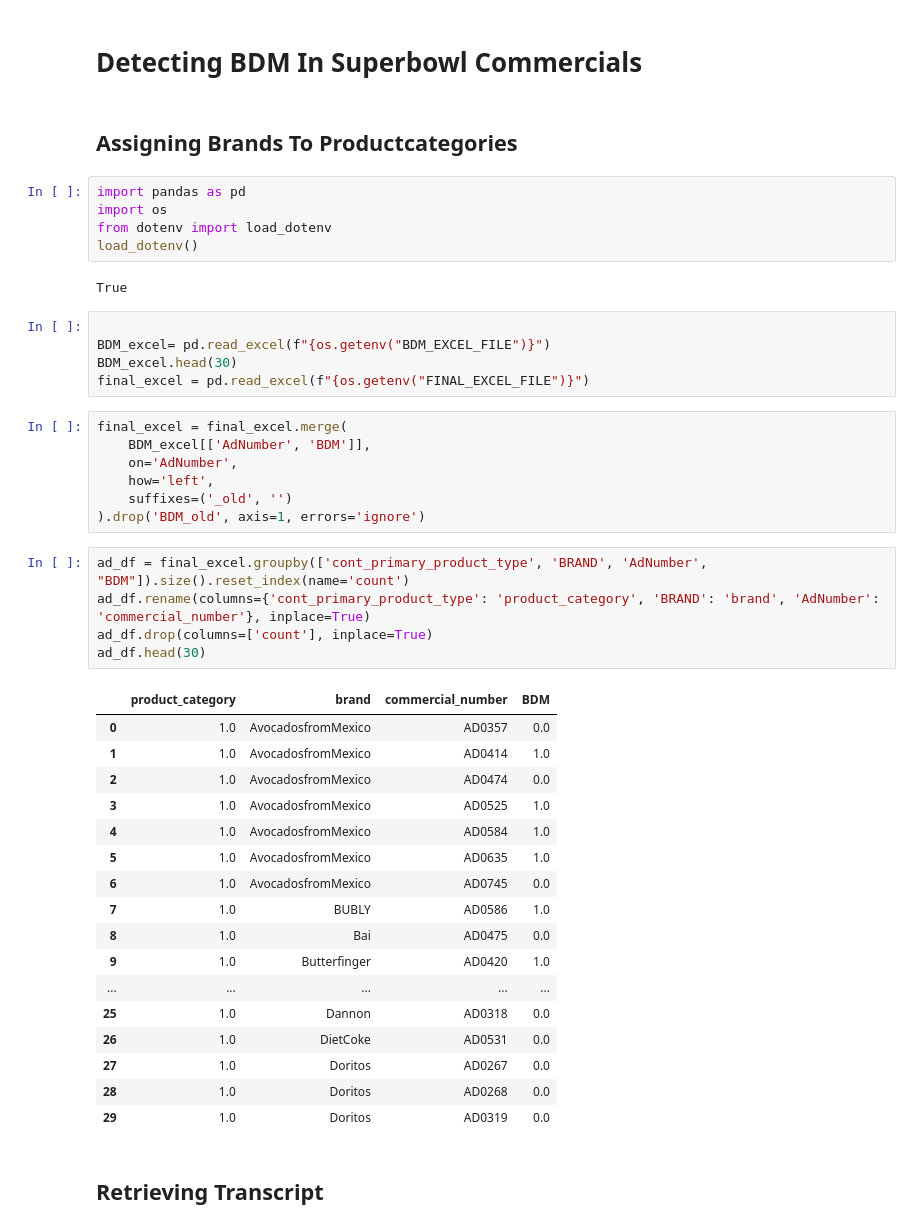
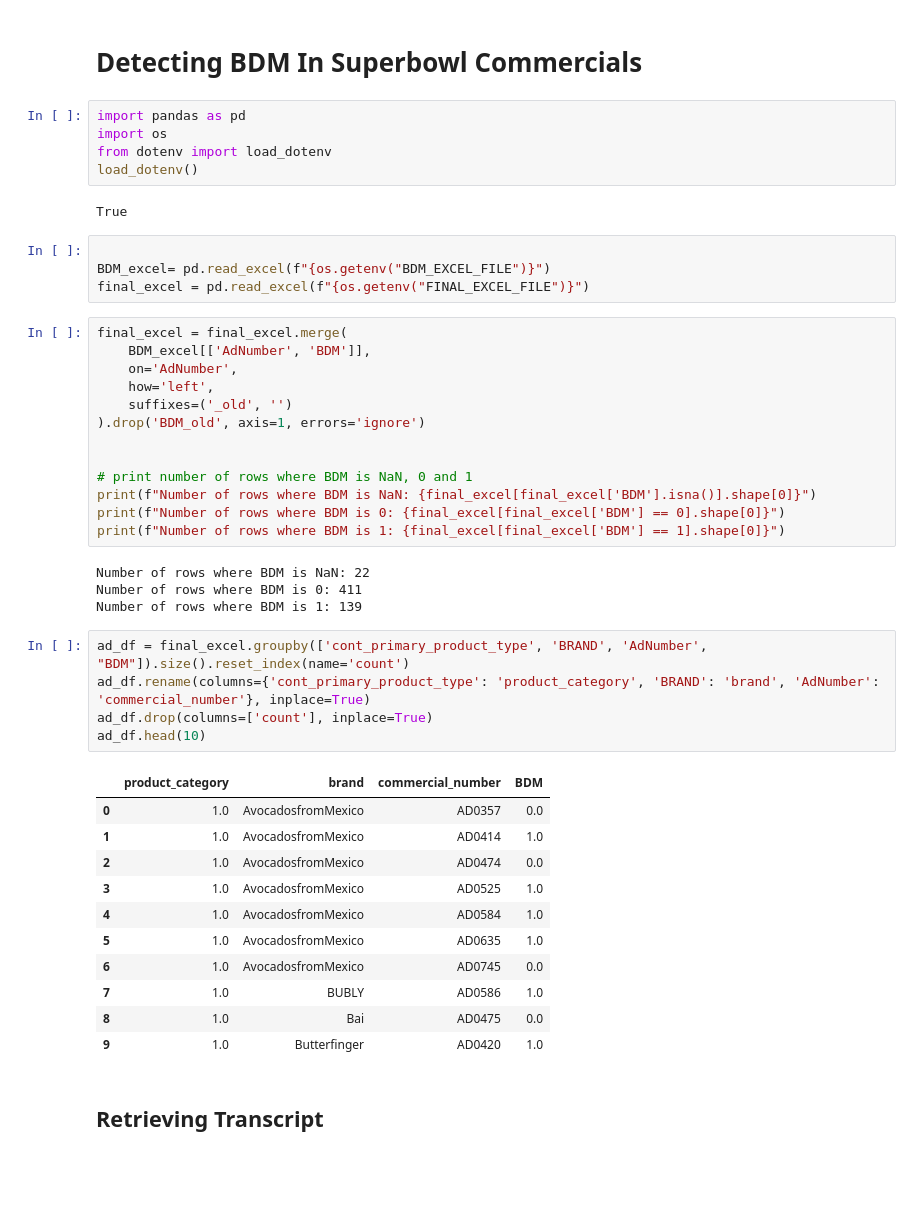
Before and after one commit to NilsLeo/Commercial-Brand-Differentiating-Message-Analysis, a Jupyter notebook: Neues_Projekt/BDM_Detection.ipynb, the cells around one changed output. Drawn from its saved outputs; the diff is of its cells as text; blank space fills up the shorter version.

```diff
--- a/Neues_Projekt/BDM_Detection.ipynb
+++ b/Neues_Projekt/BDM_Detection.ipynb
@@ -1,7 +1,5 @@
 # %% [markdown]
 # Detecting BDM In Superbowl Commercials
-# %% [markdown]
-## Assigning Brands To Productcategories
 # %%
 import pandas as pd
 import os
@@ -12,38 +10,41 @@ True
 # %%
 
 BDM_excel= pd.read_excel(f"{os.getenv("BDM_EXCEL_FILE")}")
-BDM_excel.head(30)
 final_excel = pd.read_excel(f"{os.getenv("FINAL_EXCEL_FILE")}")
-# %%
-final_excel = final_excel.merge(
-    BDM_excel[['AdNumber', 'BDM']],
-    on='AdNumber',
-    how='left',
-    suffixes=('_old', '')
-).drop('BDM_old', axis=1, errors='ignore')
+# %%
+final_excel = final_excel.merge(
+    BDM_excel[['AdNumber', 'BDM']],
+    on='AdNumber',
+    how='left',
+    suffixes=('_old', '')
+).drop('BDM_old', axis=1, errors='ignore')
+
+
+# print number of rows where BDM is NaN, 0 and 1
+print(f"Number of rows where BDM is NaN: {final_excel[final_excel['BDM'].isna()].shape[0]}")
+print(f"Number of rows where BDM is 0: {final_excel[final_excel['BDM'] == 0].shape[0]}")
+print(f"Number of rows where BDM is 1: {final_excel[final_excel['BDM'] == 1].shape[0]}")
+# %% [output]
+Number of rows where BDM is NaN: 22
+Number of rows where BDM is 0: 411
+Number of rows where BDM is 1: 139
 # %%
 ad_df = final_excel.groupby(['cont_primary_product_type', 'BRAND', 'AdNumber', "BDM"]).size().reset_index(name='count')
 ad_df.rename(columns={'cont_primary_product_type': 'product_category', 'BRAND': 'brand', 'AdNumber': 'commercial_number'}, inplace=True)
 ad_df.drop(columns=['count'], inplace=True)
-ad_df.head(30)
+ad_df.head(10)
 # %% [output]
 |  | product_category | brand | commercial_number | BDM |
 | 0 | 1.0 | AvocadosfromMexico | AD0357 | 0.0 |
 | 1 | 1.0 | AvocadosfromMexico | AD0414 | 1.0 |
 | 2 | 1.0 | AvocadosfromMexico | AD0474 | 0.0 |
 | 3 | 1.0 | AvocadosfromMexico | AD0525 | 1.0 |
 | 4 | 1.0 | AvocadosfromMexico | AD0584 | 1.0 |
 | 5 | 1.0 | AvocadosfromMexico | AD0635 | 1.0 |
 | 6 | 1.0 | AvocadosfromMexico | AD0745 | 0.0 |
 | 7 | 1.0 | BUBLY | AD0586 | 1.0 |
 | 8 | 1.0 | Bai | AD0475 | 0.0 |
 | 9 | 1.0 | Butterfinger | AD0420 | 1.0 |
-| ... | ... | ... | ... | ... |
-| 25 | 1.0 | Dannon | AD0318 | 0.0 |
-| 26 | 1.0 | DietCoke | AD0531 | 0.0 |
-| 27 | 1.0 | Doritos | AD0267 | 0.0 |
-| 28 | 1.0 | Doritos | AD0268 | 0.0 |
-| 29 | 1.0 | Doritos | AD0319 | 0.0 |
 # %% [markdown]
 ## Retrieving Transcript
 # %%
```
Also changed, not shown: parts of 38 cells of this notebook, 8 other files.
